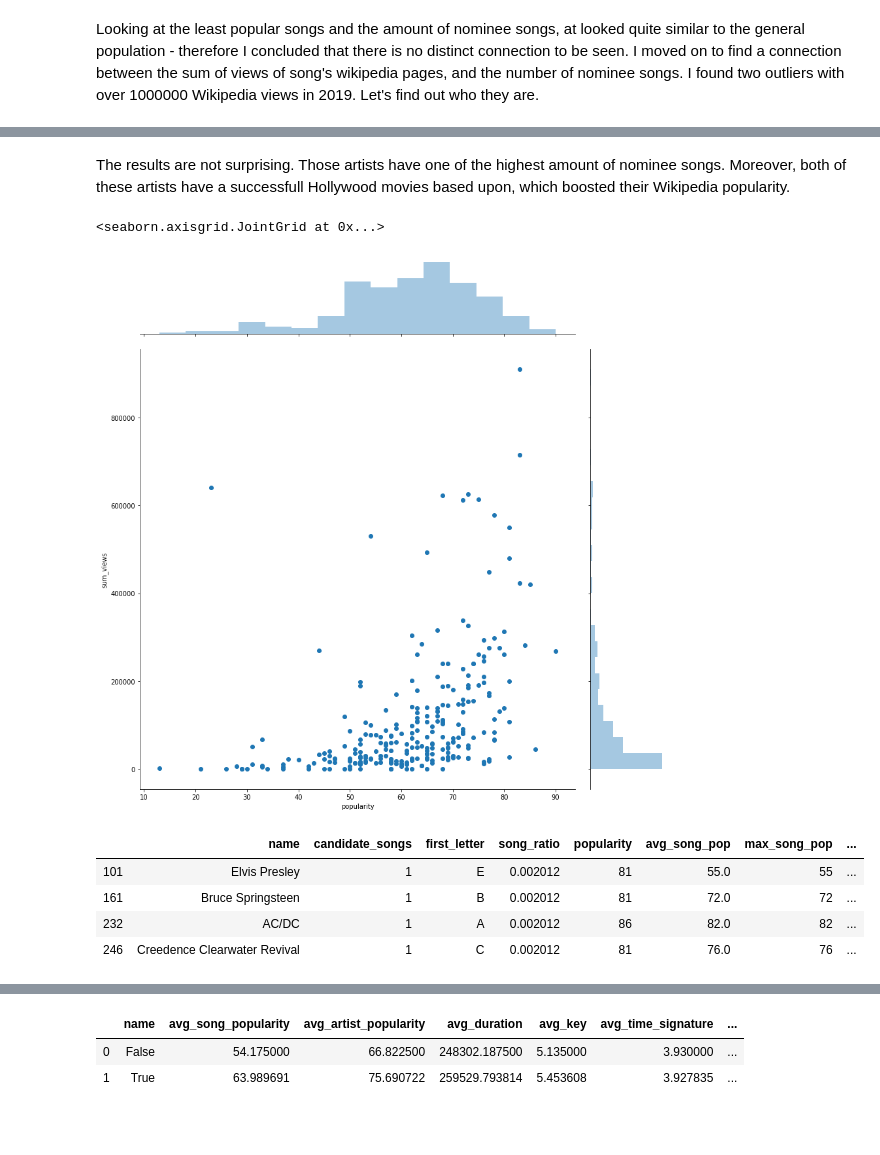
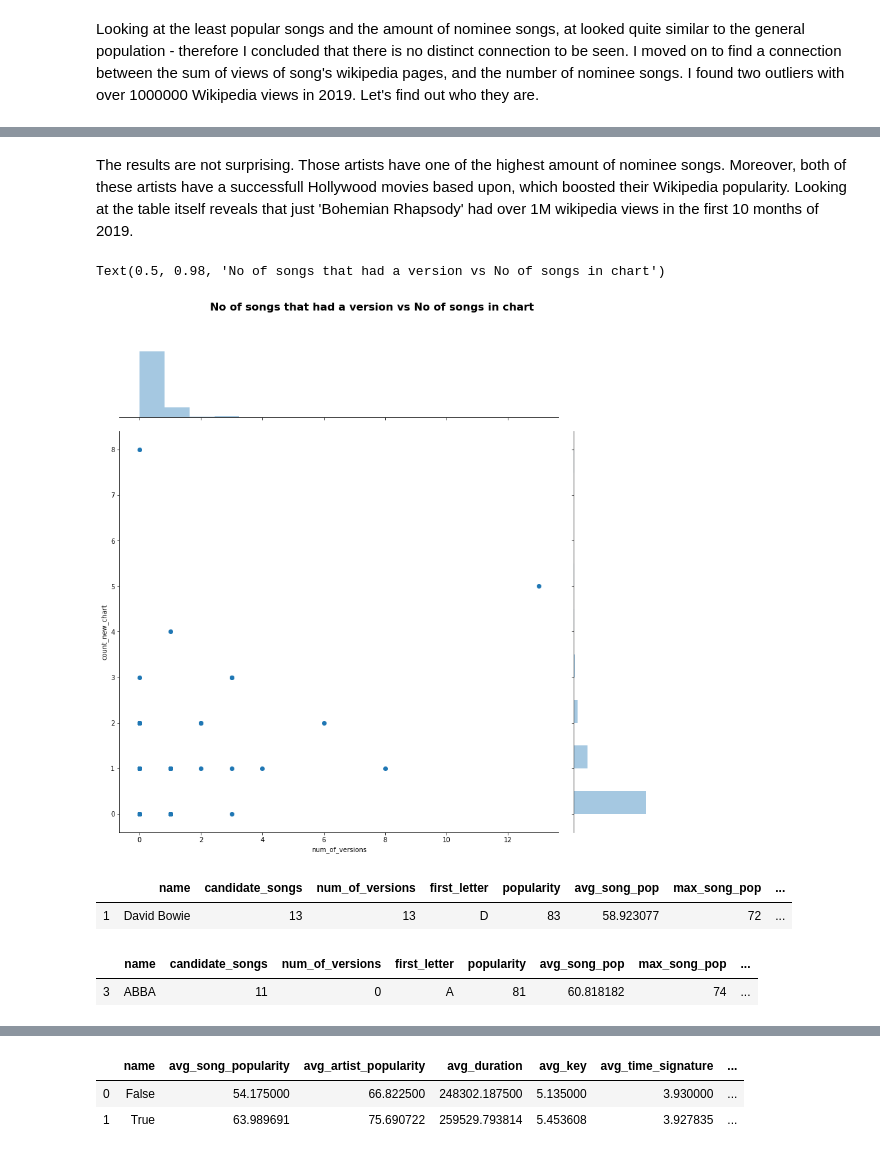
Before and after one commit to tomhar92/glglz_chart_analysis, a Jupyter notebook: analyze-seventies.ipynb, the cells around one changed output, grey strips where cells are left out. Saved outputs shown, nothing was run; the diff lists cells and outputs as text; code cells hidden in the pictures; blank space fills up the shorter version.

```diff
--- a/analyze-seventies.ipynb
+++ b/analyze-seventies.ipynb
@@ -79,6 +127,7 @@ for index in seventies_df.artist.value_counts().index:
     artist['name'] = index
     artist['candidate_songs'] = seventies_df.artist.value_counts()[index]
     artist_group = grouped_by_artist.get_group(index)
+    artist['num_of_versions'] = artist_group['version_exists'].sum()
     artist['first_letter'] = artist_group['artist_first_letter'].values[0]
     artist['popularity'] = artist_group['artist_popularity'].values[0]
     artist['avg_song_pop'] = artist_group['song_popularity'].mean()
@@ -157,3 +214,0 @@ So far I didn't find any interesting connections. Just out of curiousity, let's
-# %%
-artists_df['song_pop_difference'] = artists_df['max_song_pop'].sub(artists_df['min_song_pop']).to_frame('col')
-display(artists_df.loc[artists_df['song_pop_difference'].idxmax()])
@@ -210,15 +223,17 @@ display(artists_df.loc[artists_df['sum_views'] > 1000000])
 # %% [markdown]
-The results are not surprising. Those artists have one of the highest amount of nominee songs. Moreover, both of these artists have a successfull Hollywood movies based upon, which boosted their Wikipedia popularity.
+The results are not surprising. Those artists have one of the highest amount of nominee songs. Moreover, both of these artists have a successfull Hollywood movies based upon, which boosted their Wikipedia popularity. Looking at the table itself reveals that just 'Bohemian Rhapsody' had over 1M wikipedia views in the first 10 months of 2019.
 # %%
-sns.jointplot(x="popularity", y="sum_views", data=artists_df.loc[artists_df['sum_views'] < 1000000], height=12)
+sns.jointplot(x="num_of_versions", y="count_new_chart", data=artists_df.loc[artists_df['sum_views'] < 1000000], height=12)
+plt.subplots_adjust(top=0.9)
+plt.suptitle('No of songs that had a version vs No of songs in chart', fontsize = 16, fontweight = 'bold')
 # %% [output]
-<seaborn.axisgrid.JointGrid at 0x...>
+Text(0.5, 0.98, 'No of songs that had a version vs No of songs in chart')
-[figure, old version]
+[figure, new version]
 # %%
-display(artists_df.loc[artists_df['sum_views'] < 200000].loc[artists_df['popularity'] > 80])
+display(artists_df.loc[artists_df['num_of_versions'] > 10])
+display(artists_df.loc[artists_df['num_of_versions'] == 0].loc[artists_df['count_new_chart'] == 8])
 # %% [output]
-|  | name | candidate_songs | first_letter | song_ratio | popularity | avg_song_pop | max_song_pop | ... |
-| 101 | Elvis Presley | 1 | E | 0.002012 | 81 | 55.0 | 55 | ... |
-| 161 | Bruce Springsteen | 1 | B | 0.002012 | 81 | 72.0 | 72 | ... |
-| 232 | AC/DC | 1 | A | 0.002012 | 86 | 82.0 | 82 | ... |
-| 246 | Creedence Clearwater Revival | 1 | C | 0.002012 | 81 | 76.0 | 76 | ... |
+|  | name | candidate_songs | num_of_versions | first_letter | popularity | avg_song_pop | max_song_pop | ... |
+| 1 | David Bowie | 13 | 13 | D | 83 | 58.923077 | 72 | ... |
+|  | name | candidate_songs | num_of_versions | first_letter | popularity | avg_song_pop | max_song_pop | ... |
+| 3 | ABBA | 11 | 0 | A | 81 | 60.818182 | 74 | ... |
```
Also changed, not shown: parts of 87 cells of this notebook, 3 other files.
